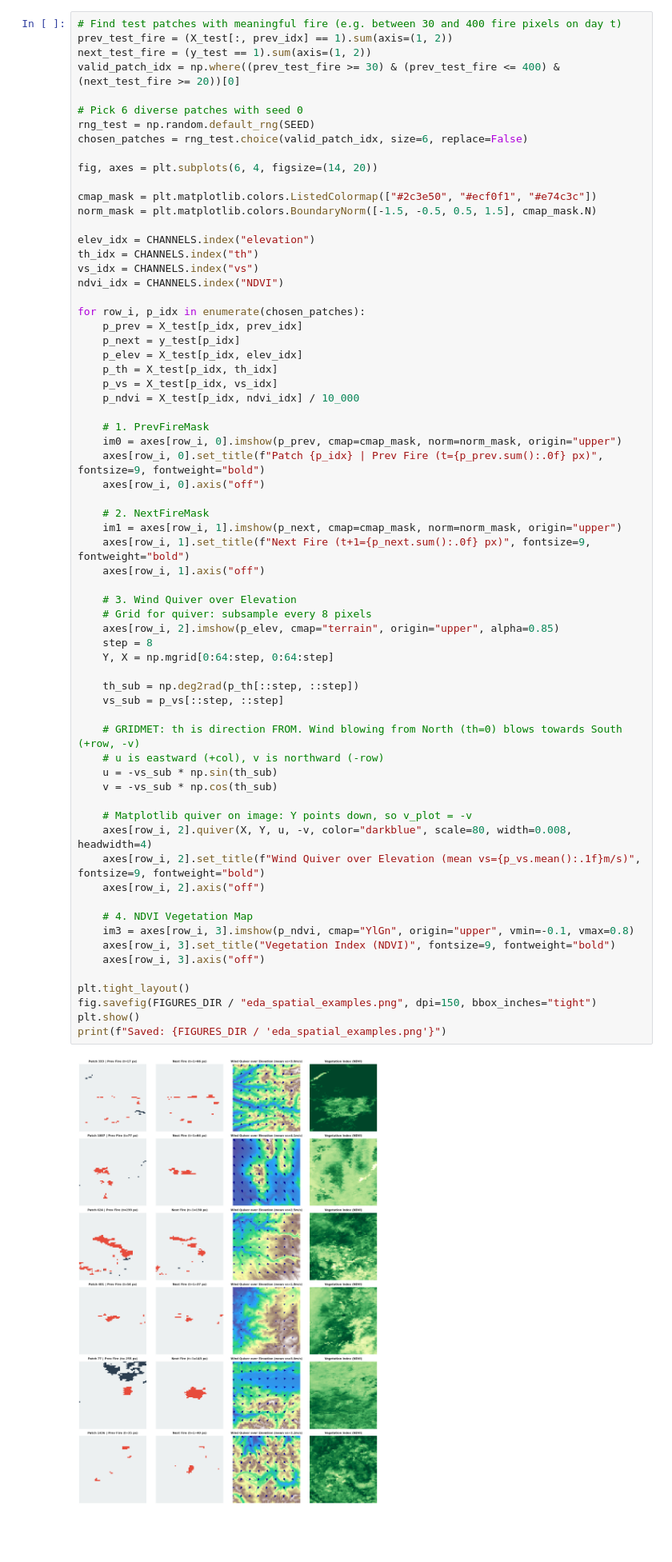
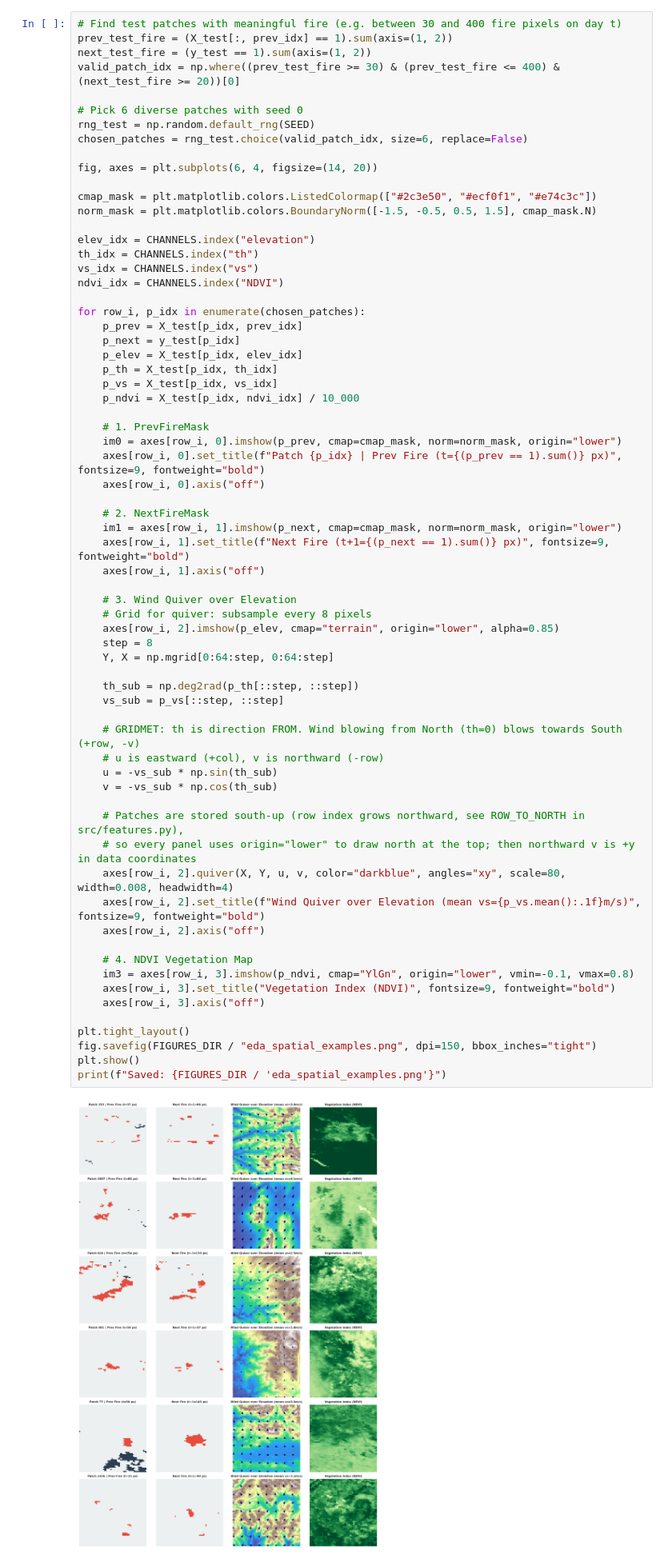
Before and after one commit to harshilv17/next-day-wildfire-spread, a Jupyter notebook: notebooks/01_eda.ipynb, the cells around one changed output. Shown at 80% size. Drawn from its saved outputs; the diff is of its cells as text; blank space fills up the shorter version.

Commit message:
fix eda figures and takeaways

```diff
--- a/notebooks/01_eda.ipynb
+++ b/notebooks/01_eda.ipynb
@@ -525,42 +528,43 @@ for row_i, p_idx in enumerate(chosen_patches):
     p_ndvi = X_test[p_idx, ndvi_idx] / 10_000
 
     # 1. PrevFireMask
-    im0 = axes[row_i, 0].imshow(p_prev, cmap=cmap_mask, norm=norm_mask, origin="upper")
-    axes[row_i, 0].set_title(f"Patch {p_idx} | Prev Fire (t={p_prev.sum():.0f} px)", fontsize=9, fontweight="bold")
+    im0 = axes[row_i, 0].imshow(p_prev, cmap=cmap_mask, norm=norm_mask, origin="lower")
+    axes[row_i, 0].set_title(f"Patch {p_idx} | Prev Fire (t={(p_prev == 1).sum()} px)", fontsize=9, fontweight="bold")
     axes[row_i, 0].axis("off")
 
     # 2. NextFireMask
-    im1 = axes[row_i, 1].imshow(p_next, cmap=cmap_mask, norm=norm_mask, origin="upper")
-    axes[row_i, 1].set_title(f"Next Fire (t+1={p_next.sum():.0f} px)", fontsize=9, fontweight="bold")
+    im1 = axes[row_i, 1].imshow(p_next, cmap=cmap_mask, norm=norm_mask, origin="lower")
+    axes[row_i, 1].set_title(f"Next Fire (t+1={(p_next == 1).sum()} px)", fontsize=9, fontweight="bold")
     axes[row_i, 1].axis("off")
 
     # 3. Wind Quiver over Elevation
     # Grid for quiver: subsample every 8 pixels
-    axes[row_i, 2].imshow(p_elev, cmap="terrain", origin="upper", alpha=0.85)
+    axes[row_i, 2].imshow(p_elev, cmap="terrain", origin="lower", alpha=0.85)
     step = 8
     Y, X = np.mgrid[0:64:step, 0:64:step]
 
     th_sub = np.deg2rad(p_th[::step, ::step])
     vs_sub = p_vs[::step, ::step]
 
     # GRIDMET: th is direction FROM. Wind blowing from North (th=0) blows towards South (+row, -v)
     # u is eastward (+col), v is northward (-row)
     u = -vs_sub * np.sin(th_sub)
     v = -vs_sub * np.cos(th_sub)
 
-    # Matplotlib quiver on image: Y points down, so v_plot = -v
-    axes[row_i, 2].quiver(X, Y, u, -v, color="darkblue", scale=80, width=0.008, headwidth=4)
+    # Patches are stored south-up (row index grows northward, see ROW_TO_NORTH in src/features.py),
+    # so every panel uses origin="lower" to draw north at the top; then northward v is +y in data coordinates
+    axes[row_i, 2].quiver(X, Y, u, v, color="darkblue", angles="xy", scale=80, width=0.008, headwidth=4)
     axes[row_i, 2].set_title(f"Wind Quiver over Elevation (mean vs={p_vs.mean():.1f}m/s)", fontsize=9, fontweight="bold")
     axes[row_i, 2].axis("off")
 
     # 4. NDVI Vegetation Map
-    im3 = axes[row_i, 3].imshow(p_ndvi, cmap="YlGn", origin="upper", vmin=-0.1, vmax=0.8)
+    im3 = axes[row_i, 3].imshow(p_ndvi, cmap="YlGn", origin="lower", vmin=-0.1, vmax=0.8)
     axes[row_i, 3].set_title("Vegetation Index (NDVI)", fontsize=9, fontweight="bold")
     axes[row_i, 3].axis("off")
 
 plt.tight_layout()
 fig.savefig(FIGURES_DIR / "eda_spatial_examples.png", dpi=150, bbox_inches="tight")
 plt.show()
 print(f"Saved: {FIGURES_DIR / 'eda_spatial_examples.png'}")
 # %% [output]
-[figure, old version]
+[figure, new version]
```
Also changed, not shown: parts of 11 cells of this notebook, 3 other files.
